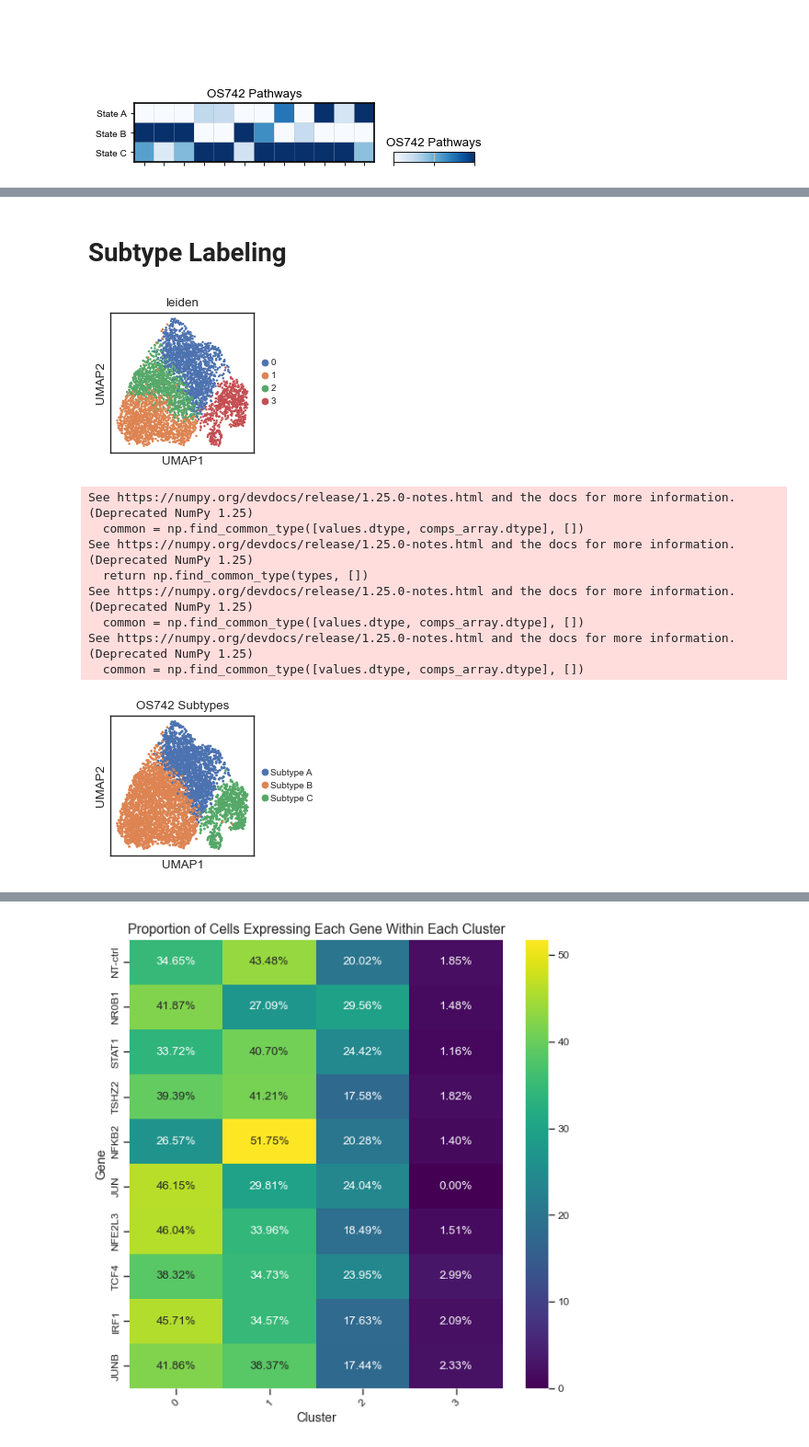
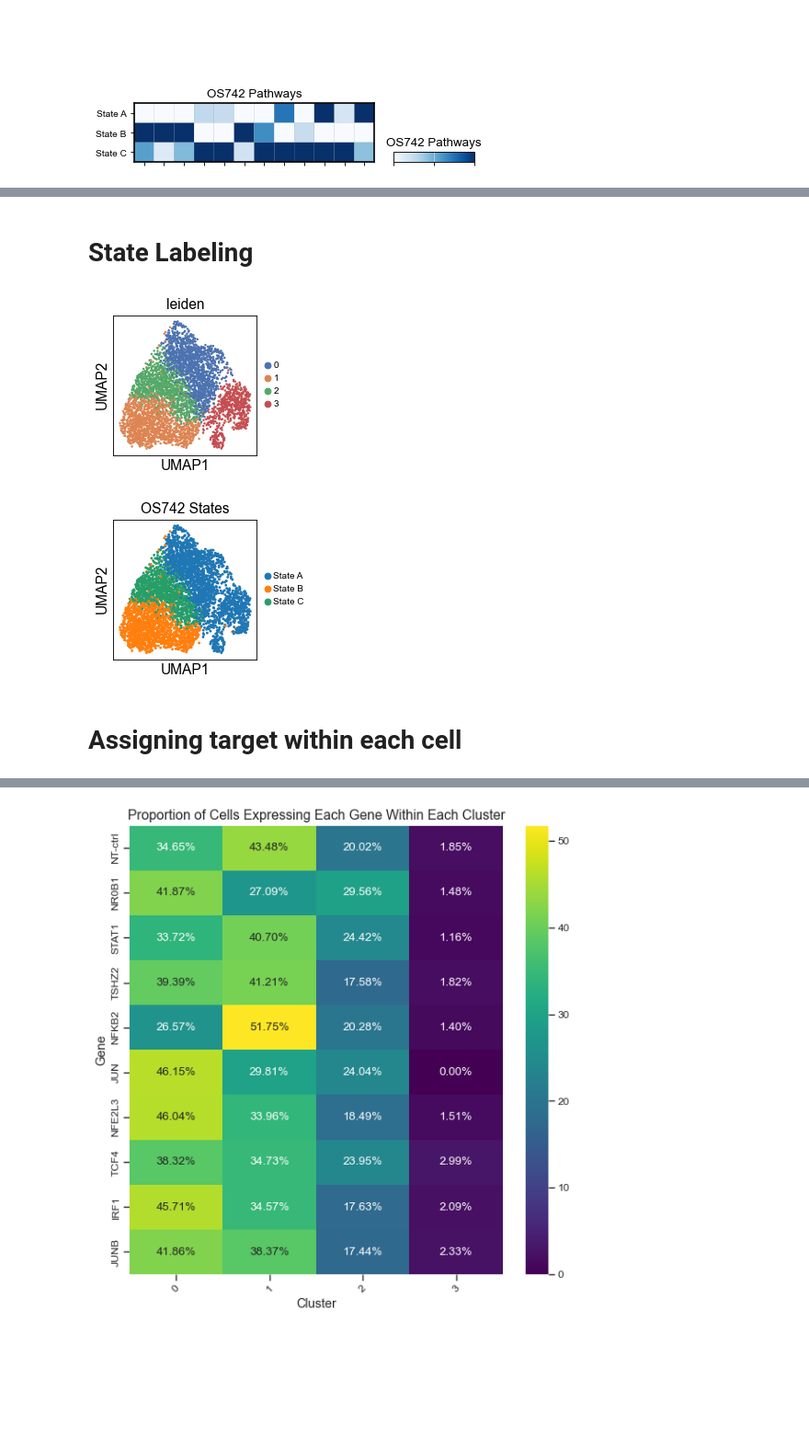
Before and after one commit to brendamelano/Reprogramming_Osteosarcoma, a Jupyter notebook: Perturb_seq_analysis/OS742_perturb_seq_analysis.ipynb, the cells around one changed output, grey strips where cells are left out. Shown at 92% size. Drawn from its saved outputs; the diff is of its cells as text; code cells hidden in the pictures; blank space fills up the shorter version.

Commit message:
removing old subtype modules

```diff
--- a/Perturb_seq_analysis/OS742_perturb_seq_analysis.ipynb
+++ b/Perturb_seq_analysis/OS742_perturb_seq_analysis.ipynb
@@ -791,56 +682,50 @@ Name: Gene, dtype: int64
 # %% [markdown]
-# Subtype Labeling
+# State Labeling
 # %%
 sc.pl.umap(adata, color=['leiden'], legend_fontsize=9, size = 20)
 
 adata.obs['leiden'] = adata.obs['leiden'].astype('category')
 
 
-adata.obs['leiden'][adata.obs['leiden']=='2']='1'
+adata.obs['leiden'][adata.obs['leiden']=='3']='0'
 
 
 # adding labels for trajectory subtype
 # Fill in the clusters that belong to each cell type based on each marker in the plot above
-cell_dict = { 'State A': ['0'],  'State B': ['1'], 'State C':['3']}
+cell_dict = { 'State A': ['0'],  'State B': ['1'], 'State C':['2']}
 
 
 # Initialize empty column in cell metadata
 adata.obs['State'] = np.nan
 
 
 # Generate new assignments
 for i in cell_dict.keys():
     ind = pd.Series(adata.obs.leiden).isin(cell_dict[i])
     adata.obs.loc[ind,'State'] = i
 
 
 # creating a dataframe with the cluster IDs
 subtypes = pd.DataFrame(adata.obs['State'].values)
 
 # Define the number of clusters
 n_subtypes = len(subtypes[0].unique())
 
 # Define a color palette with a limited number of colors
 colors = sns.color_palette('pastel', n_subtypes)
 
 # Create a dictionary that maps each cluster ID to a color from the palette
 #subtype_colors = dict(zip(sorted(subtypes[0].unique()), colors))
 
 # Map the cluster IDs to their corresponding colors
 #adata.uns['subtype_colors'] = [subtype_colors[c] for c in subtypes[0]]
 
 sc.pl.umap(adata, color=['State'], legend_fontsize=9, title = "OS742 States") #, palette = subtype_colors
 
 # saving the adata file with the cluster ids
 adata.write("/Users/brendamelano/Desktop/Reprogramming_Osteosarcoma/Perturb_seq_analysis/OS742/OS742_perturbseq_adata_state_labeled.h5ad")
 # %% [output]
-[figure, old version]
+[figure, new version]
-See https://numpy.org/devdocs/release/1.25.0-notes.html and the docs for more information.  (Deprecated NumPy 1.25)
-  common = np.find_common_type([values.dtype, comps_array.dtype], [])
-See https://numpy.org/devdocs/release/1.25.0-notes.html and the docs for more information.  (Deprecated NumPy 1.25)
-  return np.find_common_type(types, [])
-See https://numpy.org/devdocs/release/1.25.0-notes.html and the docs for more information.  (Deprecated NumPy 1.25)
-  common = np.find_common_type([values.dtype, comps_array.dtype], [])
-See https://numpy.org/devdocs/release/1.25.0-notes.html and the docs for more information.  (Deprecated NumPy 1.25)
-  common = np.find_common_type([values.dtype, comps_array.dtype], [])
-[figure, old version]
+[figure, new version]
+# %% [markdown]
+# Assigning target within each cell
```
Also changed, not shown: parts of 17 cells of this notebook, 9 other files.
